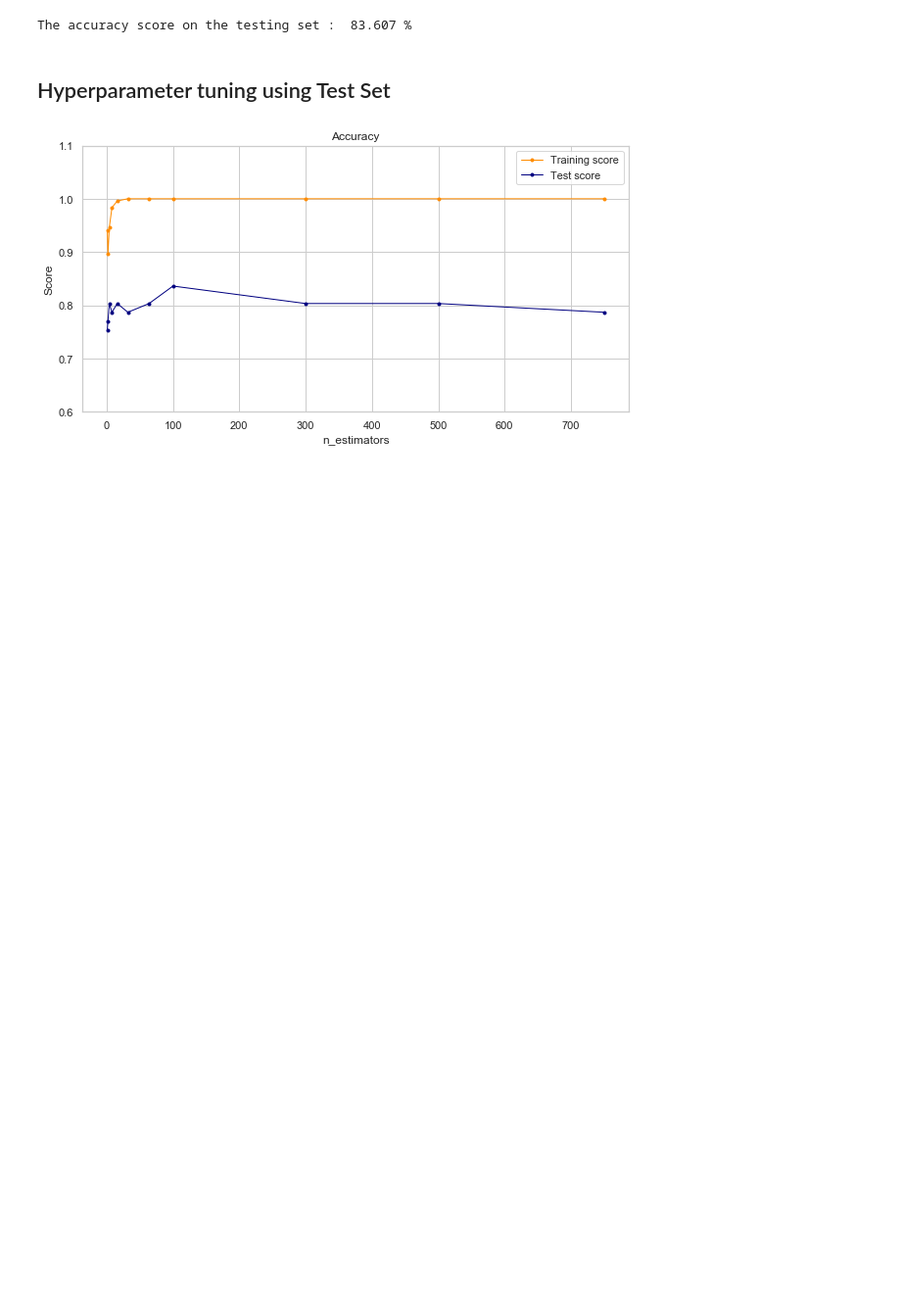
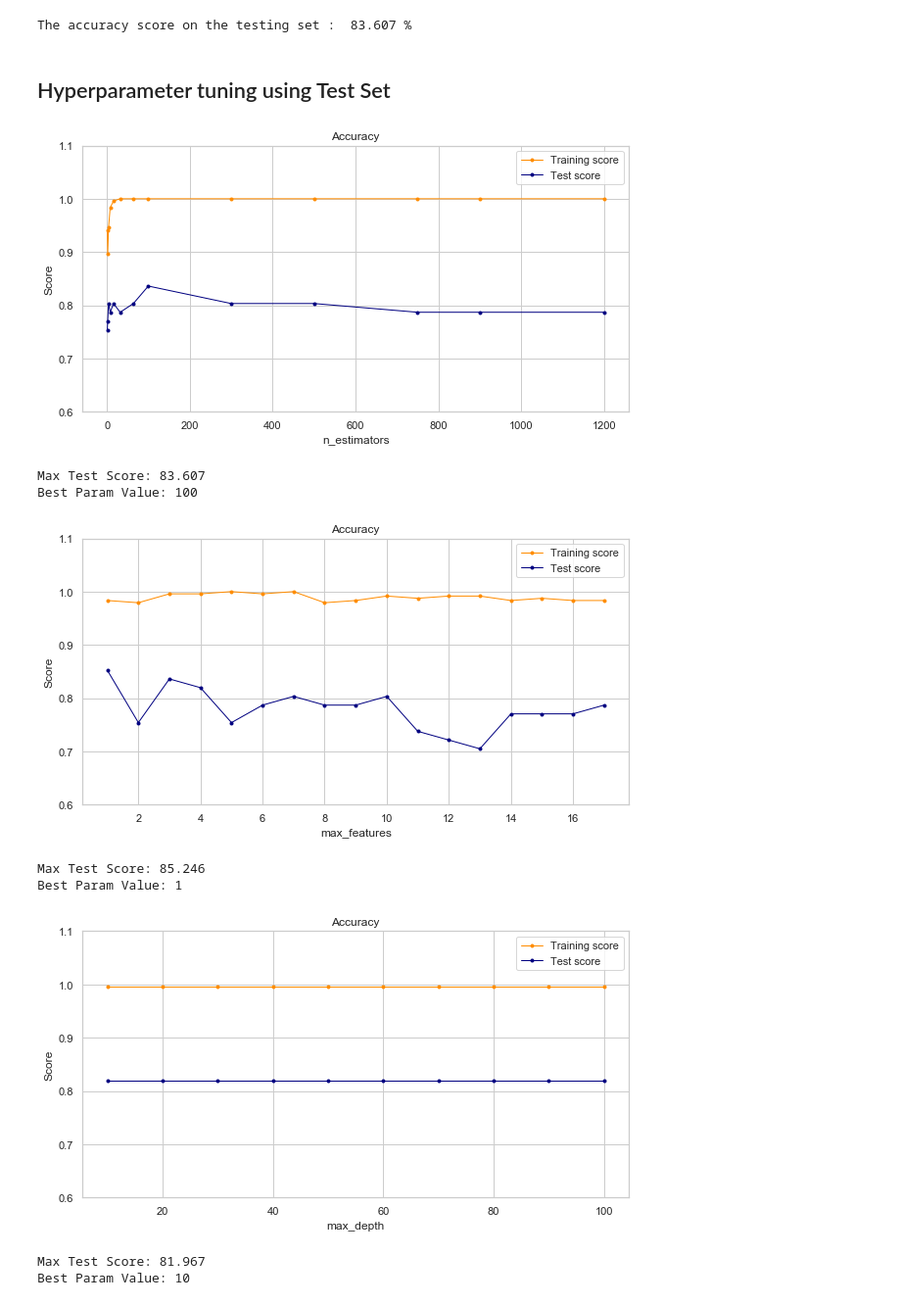
Before and after one commit to alessiogilardi/heart-disease-data-analysis-project, a Jupyter notebook: random_forest.ipynb, the cells around one changed output. Shown: that part at 98% size. Cells and saved outputs as stored; diff of their text form; code cells hidden in the pictures; blank space fills up the shorter version.

```diff
--- a/random_forest.ipynb
+++ b/random_forest.ipynb
@@ -188,4 +188,5 @@ columns_names = X.columns
 # Fit your data on the scaler object
 X_scaled = X
 X_scaled = scaler.fit_transform(X)
-#X = pd.DataFrame(X, columns=columns_names)
+X_scaled = pd.DataFrame(X_scaled, columns=columns_names)
+X_scaled.describe()
@@ -271,7 +282,7 @@ def do_validation_curve(classifier, x, y, param_name, param_range):
 # n_estimators max_depth min_samples_split min_samples_leaf max_features
 
 max_features = list(range(1,X_scaled.shape[1]))
-n_estimators = [1, 2, 4, 8, 16, 32, 64, 100, 300, 500, 750]
+n_estimators = [1, 2, 4, 8, 16, 32, 64, 100, 300, 500, 750, 900, 1200]
 min_samples_leaf = [1, 2, 4, 8]
 max_depth = [10, 20, 30, 40, 50, 60, 70, 80, 90, 100]
 bootstrap = [False, True]
@@ -331,12 +342,11 @@ The accuracy score on the testing set :  83.607 %
 # %% [markdown]
 ## Hyperparameter tuning using Test Set
 # %%
-n_estimators = [...]
-def do_test_set_hyperparameter_tuning(classifier, x_train, x_test, y_train, y_test, param_name, param_range):
+def do_test_set_hyperparameter_tuning(x_train, x_test, y_train, y_test, param_name, param_range):
     train_results = []
     test_results = []
-    for n_estimator in n_estimators:
-        model = RandomForestClassifier(n_estimators=n_estimator, random_state=50)
+    for param in param_range:
+        model = RandomForestClassifier(**{param_name: param, 'random_state': 50})
         model.fit(x_train, y_train)
 
         # Train prediction
@@ -348,18 +358,41 @@ def do_test_set_hyperparameter_tuning(classifier, x_train, x_test, y_train, y_te
         test_pred = model.predict(x_test)
         accuracy = accuracy_score(y_test, test_pred)
         test_results.append(accuracy)
+        #print(param_name, ":", model.get_params()[param_name], end=' ')
+        model = None
 
     plt.figure(figsize=(10, 5))
     plt.title("Accuracy")
-    plt.xlabel("n_estimators")
+    plt.xlabel(param_name)
     plt.ylabel("Score")
     plt.ylim(0.6, 1.1)
     lw = 1
-    plt.plot(n_estimators, train_results,'.-', label="Training score",
+    plt.plot(param_range, train_results,'.-', label="Training score",
                  color="darkorange", lw=lw)
-    plt.plot(n_estimators, test_results, '.-', label="Test score",
+    plt.plot(param_range, test_results, '.-', label="Test score",
                  color="navy", lw=lw)
     plt.legend(loc="best")
     plt.show()
+    print("Max Test Score:", np.round(np.max(test_results)*100, 3))
+    print("Best Param Value:", param_range[np.argmax(test_results)])
-# %% [output]
-[figure, removed]
+# %%
+#max_features = list(range(1,X_scaled.shape[1]))
+#n_estimators = [1, 2, 4, 8, 16, 32, 64, 100, 300, 500, 750, 900, 1200]
+#min_samples_leaf = [1, 2, 4, 8]
+#max_depth = [10, 20, 30, 40, 50, 60, 70, 80, 90, 100]
+#bootstrap = [False, True]
+
+do_test_set_hyperparameter_tuning(X_train, X_test, Y_train, Y_test, "n_estimators", n_estimators)
+do_test_set_hyperparameter_tuning(X_train, X_test, Y_train, Y_test, "max_features", max_features)
+do_test_set_hyperparameter_tuning(X_train, X_test, Y_train, Y_test, "max_depth", max_depth)
+do_test_set_hyperparameter_tuning(X_train, X_test, Y_train, Y_test, "min_samples_leaf", min_samples_leaf)
+# %% [output]
+[figure, added]
+Max Test Score: 83.607
+Best Param Value: 100
+[figure, added]
+Max Test Score: 85.246
+Best Param Value: 1
+[figure, added]
+Max Test Score: 81.967
+Best Param Value: 10
```
Also changed, not shown: parts of 9 cells of this notebook.
